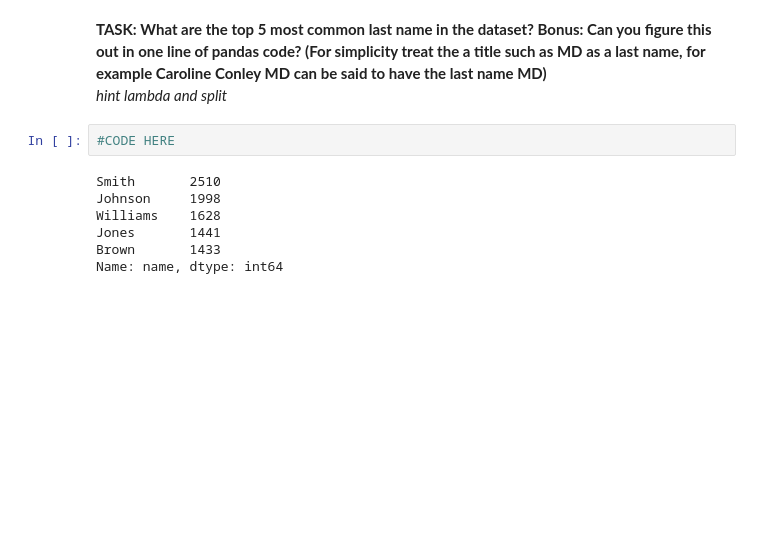
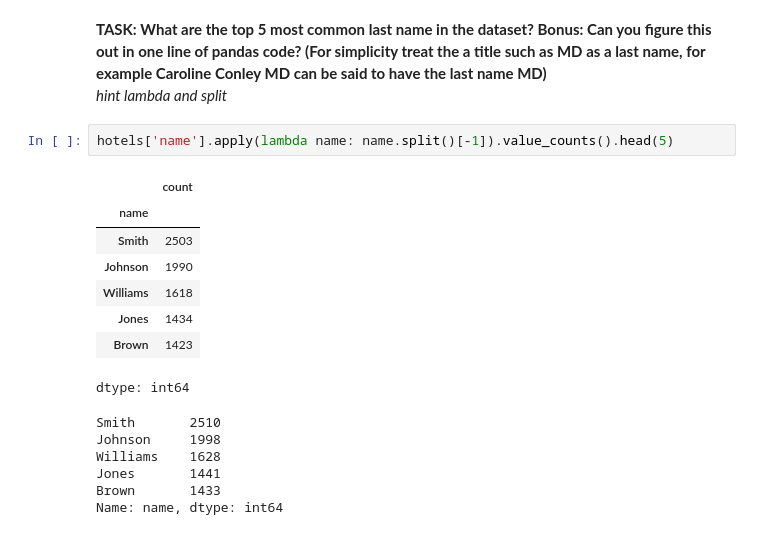
Before and after one commit to Martinxmaina/Data-science, a Jupyter notebook: PandasExercise.ipynb, the cells around one changed output. Saved outputs shown, nothing was run; the diff lists cells and outputs as text; blank space fills up the shorter version.

```diff
--- a/PandasExercise.ipynb
+++ b/PandasExercise.ipynb
@@ -187,8 +215,17 @@ average_total_cost
 # %% [markdown]
 **TASK: What are the top 5 most common last name in the dataset? Bonus: Can you figure this out in one line of pandas code? (For simplicity treat the a title such as MD as a last name, for example Caroline Conley MD can be said to have the last name MD)**
 *hint lambda and split*
-# %%
-#CODE HERE
+# %%
+hotels['name'].apply(lambda name: name.split()[-1]).value_counts().head(5)
+# %% [output]
+|  | count |
+| name |  |
+| Smith | 2503 |
+| Johnson | 1990 |
+| Williams | 1618 |
+| Jones | 1434 |
+| Brown | 1423 |
+dtype: int64
 # %%
 # %% [output]
 Smith       2510
```
Also changed, not shown: parts of 14 cells of this notebook.
